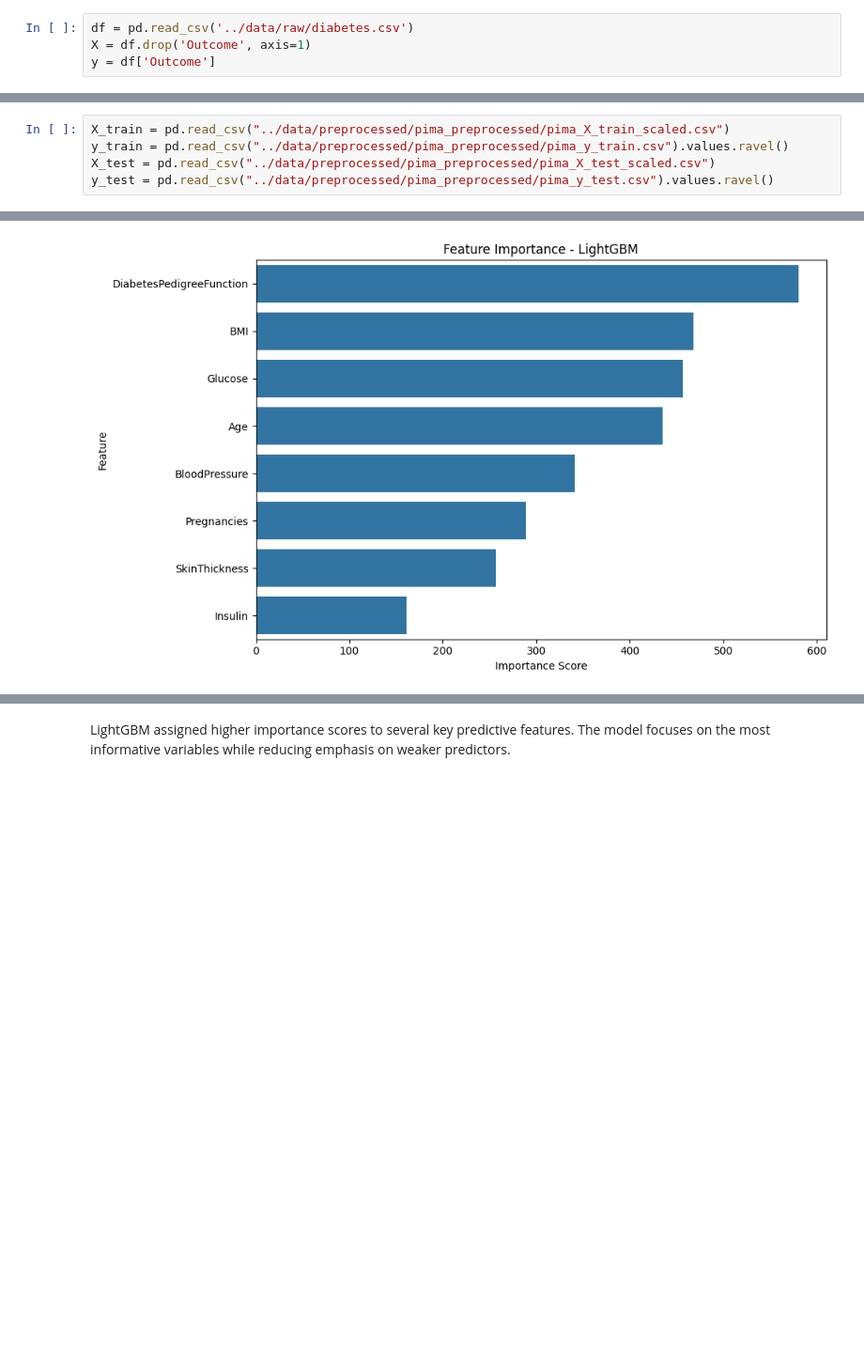
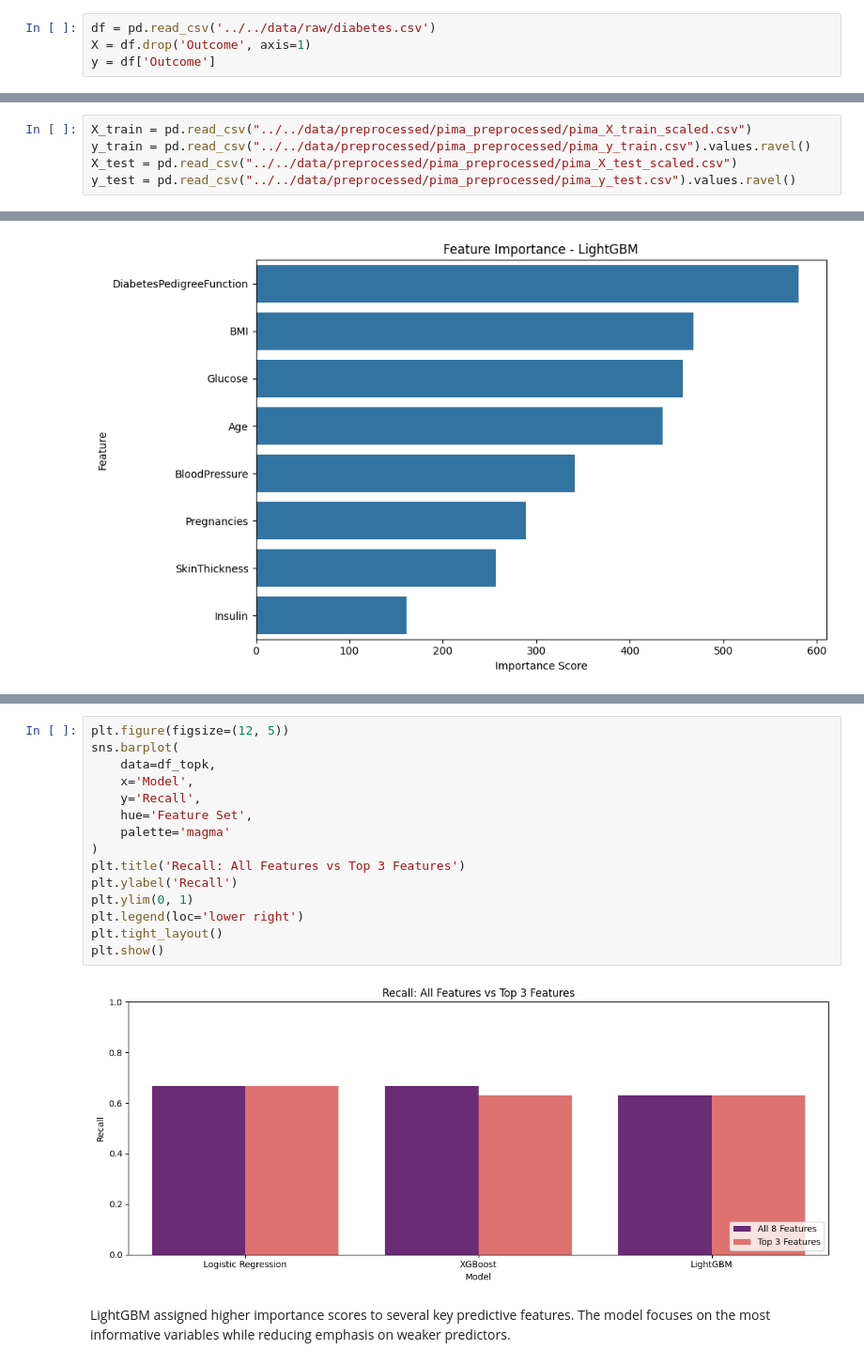
Before and after one commit to COMP3608-Intelligent-Systems-Project/Predicting-Type-2-Diabetes, a Jupyter notebook: notebooks/experiments/pima_experiments.ipynb, the cells around one changed output, grey strips where cells are left out. Shown at 94% size. Drawn from its saved outputs; the diff is of its cells as text; blank space fills up the shorter version.

Commit message:
Added top 3 feature vs all features to pima

```diff
--- a/notebooks/experiments/pima_experiments.ipynb
+++ b/notebooks/experiments/pima_experiments.ipynb
@@ -13,7 +13,7 @@ import matplotlib.pyplot as plt
 import seaborn as sns
 from sklearn.metrics import confusion_matrix
 # %%
-df = pd.read_csv('../data/raw/diabetes.csv')
+df = pd.read_csv('../../data/raw/diabetes.csv')
 X = df.drop('Outcome', axis=1)
 y = df['Outcome']
 # %%
@@ -418,10 +418,10 @@ XGBoost and LightGBM demonstrated more robust classification capability on the p
 # %% [markdown]
 Experiment 3
 # %%
-X_train = pd.read_csv("../data/preprocessed/pima_preprocessed/pima_X_train_scaled.csv")
-y_train = pd.read_csv("../data/preprocessed/pima_preprocessed/pima_y_train.csv").values.ravel()
-X_test = pd.read_csv("../data/preprocessed/pima_preprocessed/pima_X_test_scaled.csv")
-y_test = pd.read_csv("../data/preprocessed/pima_preprocessed/pima_y_test.csv").values.ravel()
+X_train = pd.read_csv("../../data/preprocessed/pima_preprocessed/pima_X_train_scaled.csv")
+y_train = pd.read_csv("../../data/preprocessed/pima_preprocessed/pima_y_train.csv").values.ravel()
+X_test = pd.read_csv("../../data/preprocessed/pima_preprocessed/pima_X_test_scaled.csv")
+y_test = pd.read_csv("../../data/preprocessed/pima_preprocessed/pima_y_test.csv").values.ravel()
 # %%
 smote = SMOTE(random_state=42)
 X_train_resampled, y_train_resampled = smote.fit_resample(X_train, y_train)
@@ -839,3 +901,20 @@ plt.show()
+# %%
+plt.figure(figsize=(12, 5))
+sns.barplot(
+    data=df_topk,
+    x='Model',
+    y='Recall',
+    hue='Feature Set',
+    palette='magma'
+)
+plt.title('Recall: All Features vs Top 3 Features')
+plt.ylabel('Recall')
+plt.ylim(0, 1)
+plt.legend(loc='lower right')
+plt.tight_layout()
+plt.show()
+# %% [output]
+[figure, added]
 # %% [markdown]
 LightGBM assigned higher importance scores to several key predictive features.
 The model focuses on the most informative variables while reducing emphasis on weaker predictors.
```
Also changed, not shown: parts of 8 cells of this notebook.
